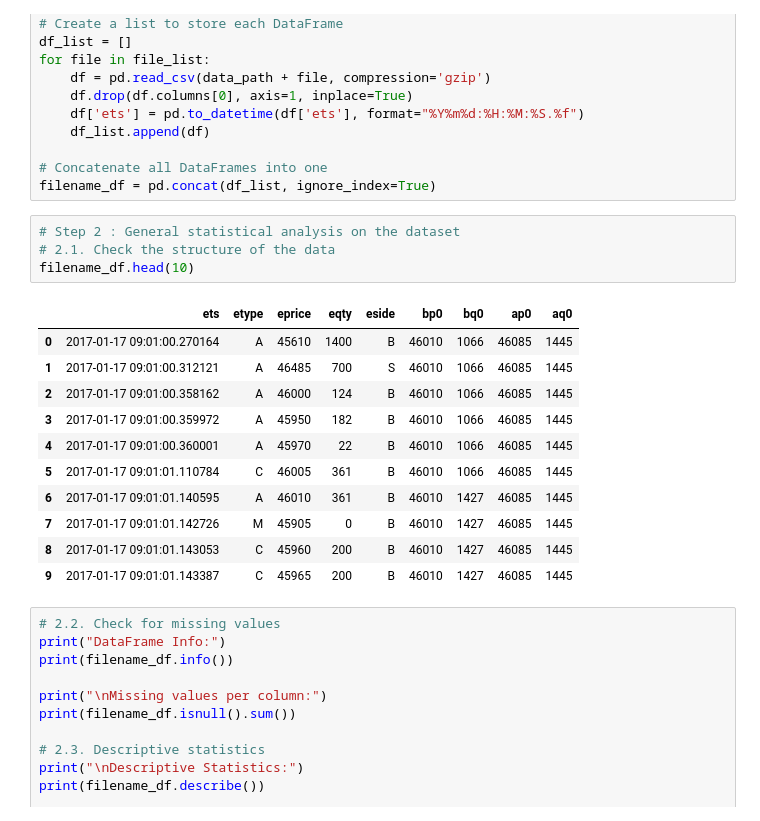
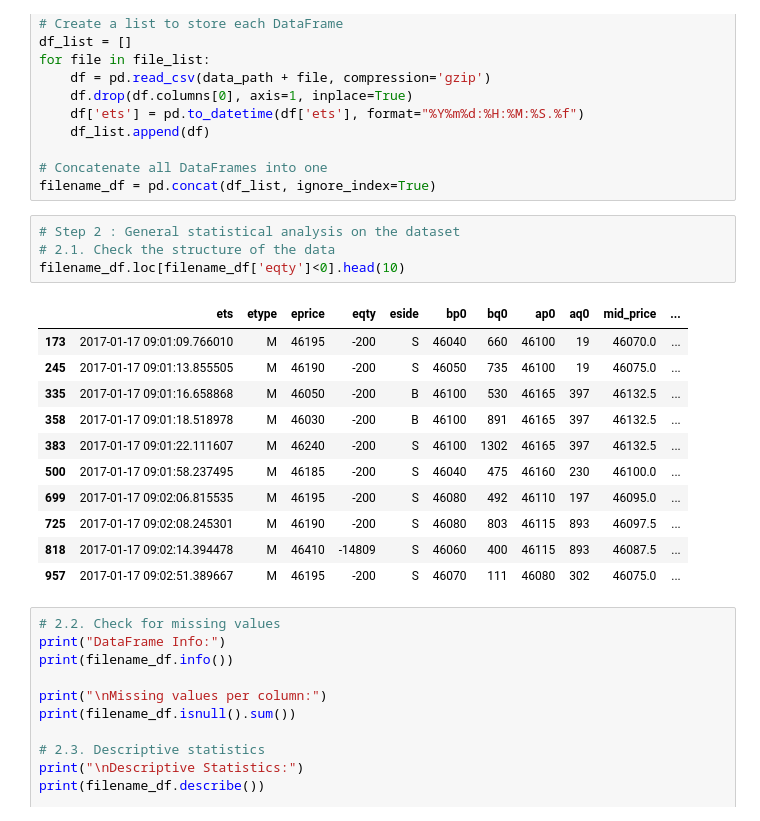
Before and after one commit to ethantrentin/High-Frequency-Data-Limit-Order-Books, a Jupyter notebook: DHF-LAB1-BOISTARD-ROCHE-TRENTIN.ipynb, the cells around one changed output. Drawn from its saved outputs; the diff is of its cells as text.

```diff
--- a/DHF-LAB1-BOISTARD-ROCHE-TRENTIN.ipynb
+++ b/DHF-LAB1-BOISTARD-ROCHE-TRENTIN.ipynb
@@ -47,19 +47,19 @@ filename_df = pd.concat(df_list, ignore_index=True)
 # %%
 # Step 2 : General statistical analysis on the dataset
 # 2.1. Check the structure of the data
-filename_df.head(10)
+filename_df.loc[filename_df['eqty']<0].head(10)
 # %% [output]
-|  | ets | etype | eprice | eqty | eside | bp0 | bq0 | ap0 | aq0 |
-| 0 | 2017-01-17 09:01:00.270164 | A | 45610 | 1400 | B | 46010 | 1066 | 46085 | 1445 |
-| 1 | 2017-01-17 09:01:00.312121 | A | 46485 | 700 | S | 46010 | 1066 | 46085 | 1445 |
-| 2 | 2017-01-17 09:01:00.358162 | A | 46000 | 124 | B | 46010 | 1066 | 46085 | 1445 |
-| 3 | 2017-01-17 09:01:00.359972 | A | 45950 | 182 | B | 46010 | 1066 | 46085 | 1445 |
-| 4 | 2017-01-17 09:01:00.360001 | A | 45970 | 22 | B | 46010 | 1066 | 46085 | 1445 |
-| 5 | 2017-01-17 09:01:01.110784 | C | 46005 | 361 | B | 46010 | 1066 | 46085 | 1445 |
-| 6 | 2017-01-17 09:01:01.140595 | A | 46010 | 361 | B | 46010 | 1427 | 46085 | 1445 |
-| 7 | 2017-01-17 09:01:01.142726 | M | 45905 | 0 | B | 46010 | 1427 | 46085 | 1445 |
-| 8 | 2017-01-17 09:01:01.143053 | C | 45960 | 200 | B | 46010 | 1427 | 46085 | 1445 |
-| 9 | 2017-01-17 09:01:01.143387 | C | 45965 | 200 | B | 46010 | 1427 | 46085 | 1445 |
+|  | ets | etype | eprice | eqty | eside | bp0 | bq0 | ap0 | aq0 | mid_price | ... |
+| 173 | 2017-01-17 09:01:09.766010 | M | 46195 | -200 | S | 46040 | 660 | 46100 | 19 | 46070.0 | ... |
+| 245 | 2017-01-17 09:01:13.855505 | M | 46190 | -200 | S | 46050 | 735 | 46100 | 19 | 46075.0 | ... |
+| 335 | 2017-01-17 09:01:16.658868 | M | 46050 | -200 | B | 46100 | 530 | 46165 | 397 | 46132.5 | ... |
+| 358 | 2017-01-17 09:01:18.518978 | M | 46030 | -200 | B | 46100 | 891 | 46165 | 397 | 46132.5 | ... |
+| 383 | 2017-01-17 09:01:22.111607 | M | 46240 | -200 | S | 46100 | 1302 | 46165 | 397 | 46132.5 | ... |
+| 500 | 2017-01-17 09:01:58.237495 | M | 46185 | -200 | S | 46040 | 475 | 46160 | 230 | 46100.0 | ... |
+| 699 | 2017-01-17 09:02:06.815535 | M | 46195 | -200 | S | 46080 | 492 | 46110 | 197 | 46095.0 | ... |
+| 725 | 2017-01-17 09:02:08.245301 | M | 46190 | -200 | S | 46080 | 803 | 46115 | 893 | 46097.5 | ... |
+| 818 | 2017-01-17 09:02:14.394478 | M | 46410 | -14809 | S | 46060 | 400 | 46115 | 893 | 46087.5 | ... |
+| 957 | 2017-01-17 09:02:51.389667 | M | 46195 | -200 | S | 46070 | 111 | 46080 | 302 | 46075.0 | ... |
 # %%
 # 2.2. Check for missing values
 print("DataFrame Info:")
```
Also changed, not shown: parts of 4 cells of this notebook.
